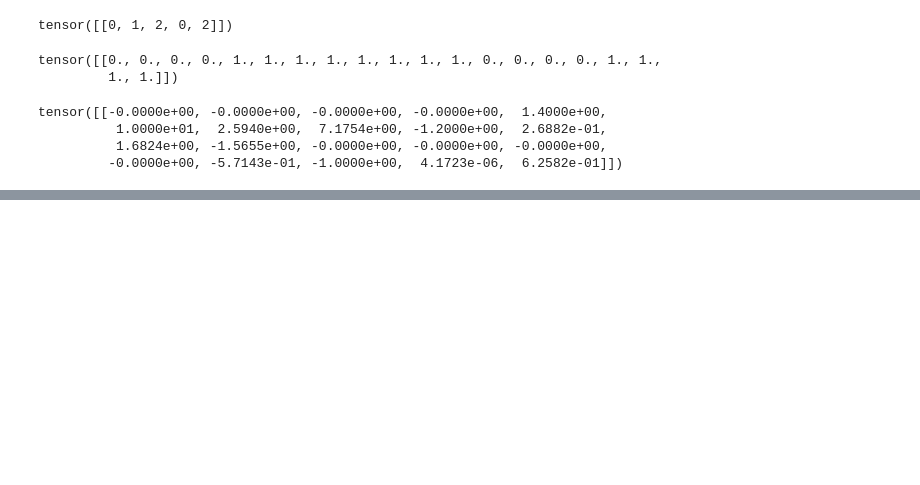
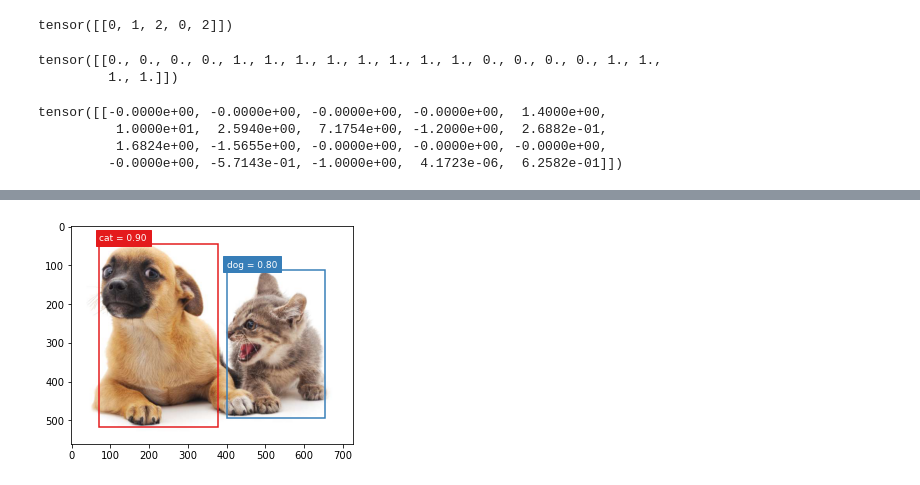
Before and after one commit to wushancool/ai_learn, a Jupyter notebook: cv/tutorial/4. Anchor Boxes.ipynb, the cells around one changed output, grey strips where cells are left out. Cells and saved outputs as stored; diff of their text form; code cells hidden in the pictures; blank space fills up the shorter version.

Commit message:
predicting

```diff
--- a/cv/tutorial/4. Anchor Boxes.ipynb
+++ b/cv/tutorial/4. Anchor Boxes.ipynb
@@ -188,0 +251,15 @@ tensor([[-0.0000e+00, -0.0000e+00, -0.0000e+00, -0.0000e+00,  1.4000e+00,
+# %%
+output = output.squeeze(0)
+boxes, titles = [], []
+for i in range(output.shape[0]):
+    predict = output[i]
+    if predict[0]<0:
+        continue
+
+    boxes.append(predict[-4:])
+    tag = ["cat","dog"][int(predict[0].item())]
+    titles.append(f"{tag} = {predict[1]:.2f}")
+
+res = img_withbox(img, torch.stack(boxes) * img_scale, titles)
+# %% [output]
+[figure, added]
```
Also changed, not shown: parts of 8 cells of this notebook, 3 other files.
